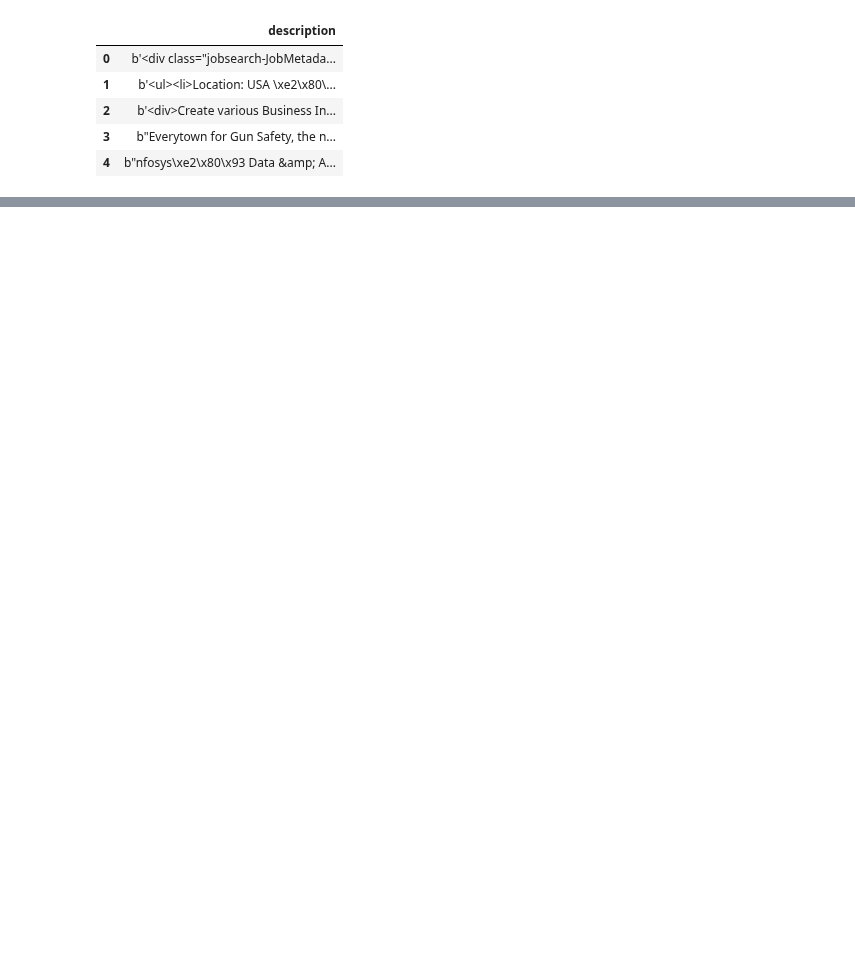
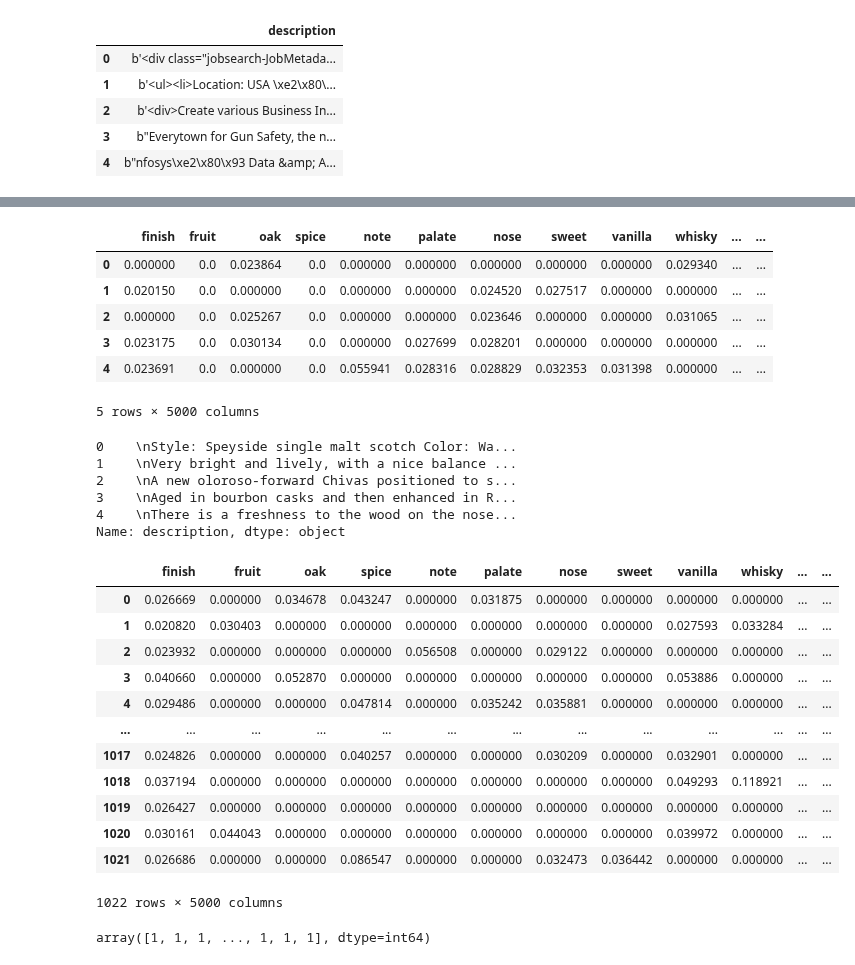
Before and after one commit to MaxTheMooshroom/DS-Unit-4-Sprint-1-NLP, a Jupyter notebook: NLP Class.ipynb, the cells around one changed output, grey strips where cells are left out. Drawn from its saved outputs; the diff is of its cells as text; code cells hidden in the pictures; blank space fills up the shorter version.

```diff
--- a/NLP Class.ipynb
+++ b/NLP Class.ipynb
@@ -341,0 +447,2 @@ kaggle_pipeline.GridSearchCV(parameters)
+# %%
+kaggle_pipeline.pipeline = Pipeline([('clf', clf)], verbose=1)
@@ -342,4 +462,38 @@ kaggle_pipeline.GridSearchCV(parameters)
+# %%
+display(kaggle_pipeline.vectorized.head())
+display(test['description'].head())
+test_transformed = pd.DataFrame(kaggle_pipeline.vectorizer.transform(test['description']).todense(), columns=kaggle_pipeline.vectorizer.get_feature_names())[top_5k_words]
+display(test_transformed)
+# %% [output]
+|  | finish | fruit | oak | spice | note | palate | nose | sweet | vanilla | whisky | ... | ... |
+| 0 | 0.000000 | 0.0 | 0.023864 | 0.0 | 0.000000 | 0.000000 | 0.000000 | 0.000000 | 0.000000 | 0.029340 | ... | ... |
+| 1 | 0.020150 | 0.0 | 0.000000 | 0.0 | 0.000000 | 0.000000 | 0.024520 | 0.027517 | 0.000000 | 0.000000 | ... | ... |
+| 2 | 0.000000 | 0.0 | 0.025267 | 0.0 | 0.000000 | 0.000000 | 0.023646 | 0.000000 | 0.000000 | 0.031065 | ... | ... |
+| 3 | 0.023175 | 0.0 | 0.030134 | 0.0 | 0.000000 | 0.027699 | 0.028201 | 0.000000 | 0.000000 | 0.000000 | ... | ... |
+| 4 | 0.023691 | 0.0 | 0.000000 | 0.0 | 0.055941 | 0.028316 | 0.028829 | 0.032353 | 0.031398 | 0.000000 | ... | ... |
+5 rows × 5000 columns
+0    \nStyle: Speyside single malt scotch Color: Wa...
+1    \nVery bright and lively, with a nice balance ...
+2    \nA new oloroso-forward Chivas positioned to s...
+3    \nAged in bourbon casks and then enhanced in R...
+4    \nThere is a freshness to the wood on the nose...
+Name: description, dtype: object
+|  | finish | fruit | oak | spice | note | palate | nose | sweet | vanilla | whisky | ... | ... |
+| 0 | 0.026669 | 0.000000 | 0.034678 | 0.043247 | 0.000000 | 0.031875 | 0.000000 | 0.000000 | 0.000000 | 0.000000 | ... | ... |
+| 1 | 0.020820 | 0.030403 | 0.000000 | 0.000000 | 0.000000 | 0.000000 | 0.000000 | 0.000000 | 0.027593 | 0.033284 | ... | ... |
+| 2 | 0.023932 | 0.000000 | 0.000000 | 0.000000 | 0.056508 | 0.000000 | 0.029122 | 0.000000 | 0.000000 | 0.000000 | ... | ... |
+| 3 | 0.040660 | 0.000000 | 0.052870 | 0.000000 | 0.000000 | 0.000000 | 0.000000 | 0.000000 | 0.053886 | 0.000000 | ... | ... |
+| 4 | 0.029486 | 0.000000 | 0.000000 | 0.047814 | 0.000000 | 0.035242 | 0.035881 | 0.000000 | 0.000000 | 0.000000 | ... | ... |
+| ... | ... | ... | ... | ... | ... | ... | ... | ... | ... | ... | ... | ... |
+| 1017 | 0.024826 | 0.000000 | 0.000000 | 0.040257 | 0.000000 | 0.000000 | 0.030209 | 0.000000 | 0.032901 | 0.000000 | ... | ... |
+| 1018 | 0.037194 | 0.000000 | 0.000000 | 0.000000 | 0.000000 | 0.000000 | 0.000000 | 0.000000 | 0.049293 | 0.118921 | ... | ... |
+| 1019 | 0.026427 | 0.000000 | 0.000000 | 0.000000 | 0.000000 | 0.000000 | 0.000000 | 0.000000 | 0.000000 | 0.000000 | ... | ... |
+| 1020 | 0.030161 | 0.044043 | 0.000000 | 0.000000 | 0.000000 | 0.000000 | 0.000000 | 0.000000 | 0.039972 | 0.000000 | ... | ... |
+| 1021 | 0.026686 | 0.000000 | 0.000000 | 0.086547 | 0.000000 | 0.000000 | 0.032473 | 0.036442 | 0.000000 | 0.000000 | ... | ... |
+1022 rows × 5000 columns
 # %%
-y_pred = kaggle_pipeline.Predict(test['description'])
+y_pred = kaggle_pipeline.Predict(test_transformed)
 y_pred
+# %% [output]
+array([1, 1, 1, ..., 1, 1, 1], dtype=int64)
 # %%
```
Also changed, not shown: parts of 32 cells of this notebook, 2 other files.
